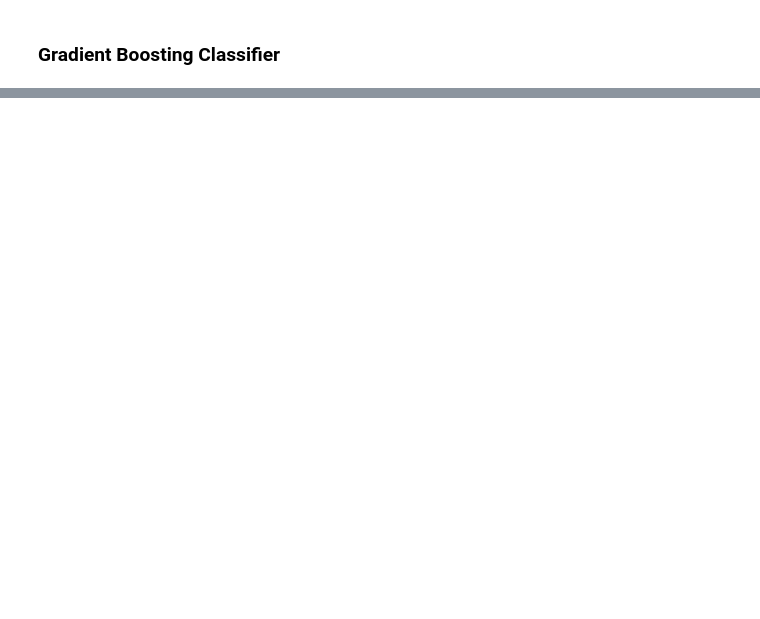
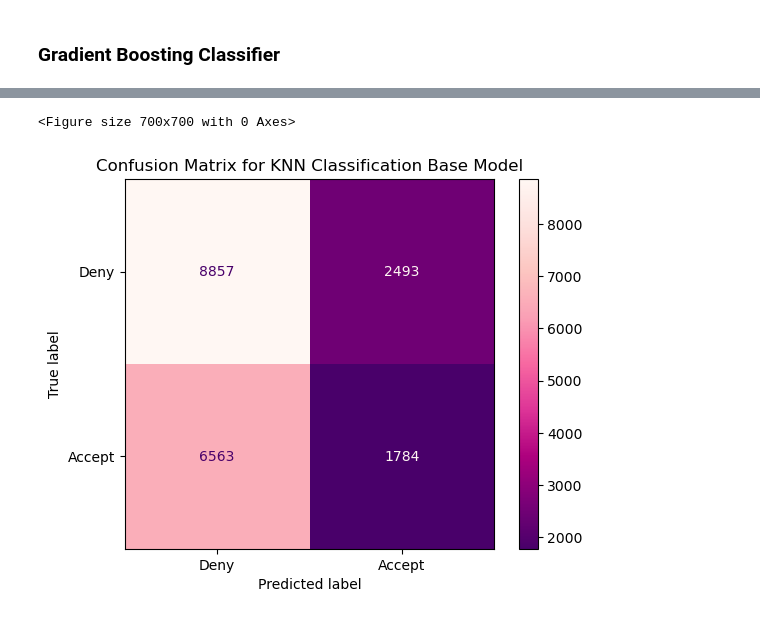
Before and after one commit to FTDS-assignment-bay/p2-final-project-ftds-012-hck-group-001, a Jupyter notebook: vehicle_damage_ml.ipynb, the cells around one changed output, grey strips where cells are left out. Saved outputs shown, nothing was run; the diff lists cells and outputs as text; code cells hidden in the pictures; blank space fills up the shorter version.

```diff
--- a/vehicle_damage_ml.ipynb
+++ b/vehicle_damage_ml.ipynb
@@ -1336,0 +1957,11 @@ plt.show()
+# %%
+# Define the hyperparameter grid
+knn_class_param_randomized = {
+    'knn_class__n_neighbors': list(np.random.randint(1, 20, size=10)),
+    'knn_class__weights': ['uniform', 'distance'],  # Weight function
+}
+
+# Defining the grid search for the model
+knn_class_random = RandomizedSearchCV(knn_class_pipe, knn_class_param_randomized, cv=5, n_iter=10)
+
+knn_class_random
@@ -1336,0 +1986,3 @@ plt.show()
+# %%
+# Modelling with Hyperparameter Tuning using Randomized Search
+knn_class_random.fit(X_train_final, y_train)
@@ -1336,0 +2007,3 @@ plt.show()
+# %%
+# Displaying the train and test score for tuned model
+train_test_score('KNN Classifier', knn_class_random, True)
@@ -1336,0 +2032,13 @@ plt.show()
+# %%
+# Declaring Figure
+plt.figure(figsize=(7,7))
+target = ['Deny', 'Accept']
+
+# Confusion matrix for base model
+ConfusionMatrixDisplay.from_estimator(knn_class_random, X_test_final, y_test,display_labels=target, cmap='RdPu_r')
+
+plt.title('Confusion Matrix for KNN Classification Base Model')
+plt.show()
+# %% [output]
+<Figure size 700x700 with 0 Axes>
+[figure, added]
```
Also changed, not shown: parts of 97 cells of this notebook.
